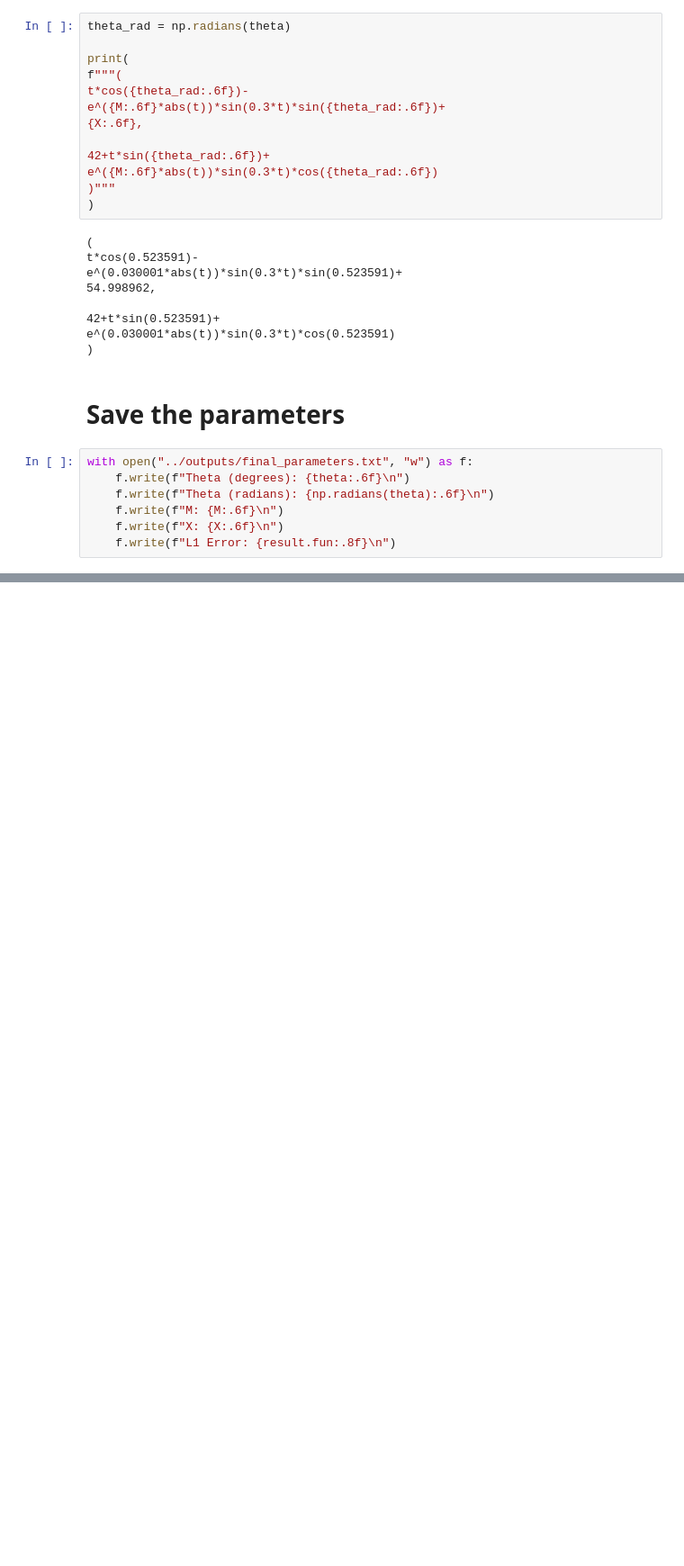
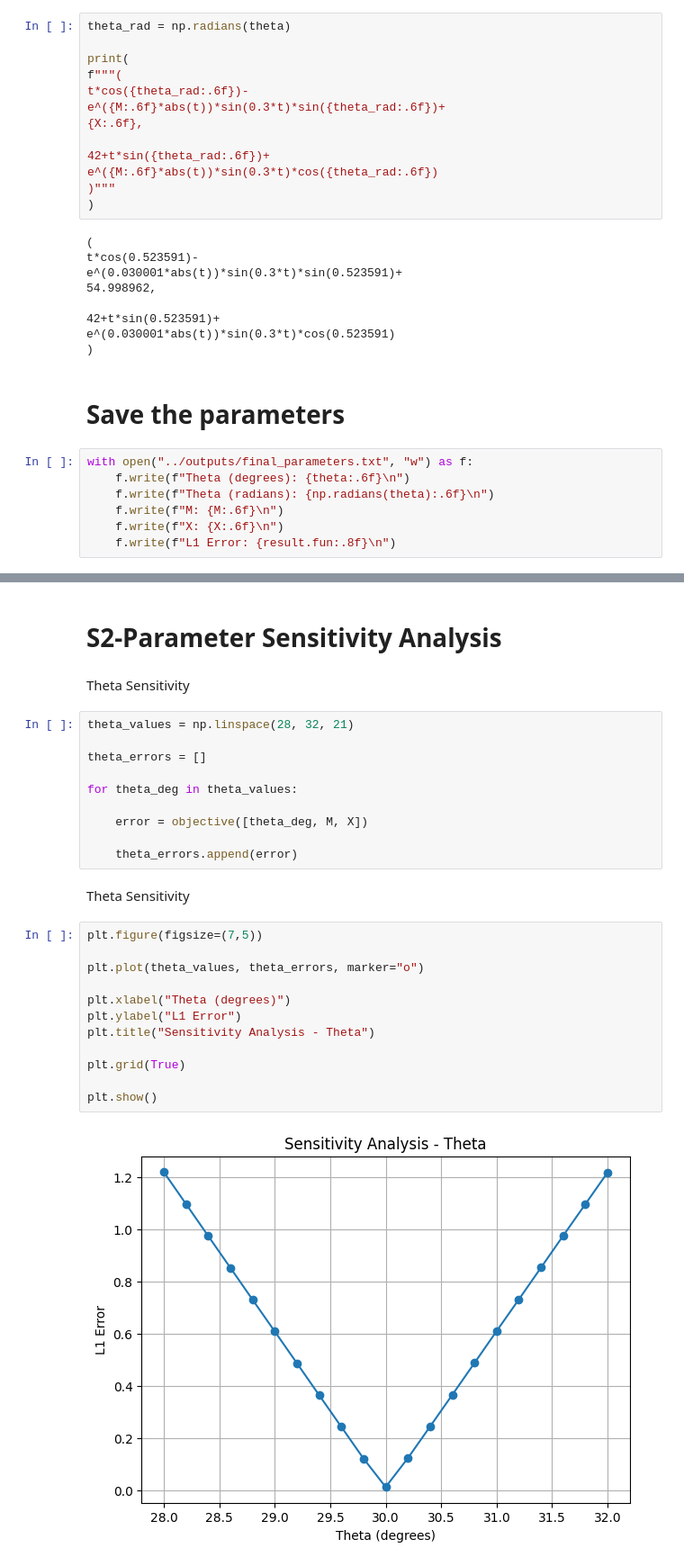
Before and after one commit to VikasiniS37/FLAMAPP_ASSIGNMENT, a Jupyter notebook: src/main.ipynb, the cells around one changed output, grey strips where cells are left out. Shown at 90% size. Saved outputs shown, nothing was run; the diff lists cells and outputs as text; blank space fills up the shorter version.

```diff
--- a/src/main.ipynb
+++ b/src/main.ipynb
@@ -442,0 +524,30 @@ plt.savefig("../outputs/final_curve_fit.png", dpi=300, bbox_inches="tight")
+# %% [markdown]
+# S2-Parameter Sensitivity Analysis
+# %% [markdown]
+Theta Sensitivity
+# %%
+theta_values = np.linspace(28, 32, 21)
+
+theta_errors = []
+
+for theta_deg in theta_values:
+
+    error = objective([theta_deg, M, X])
+
+    theta_errors.append(error)
+# %% [markdown]
+Theta Sensitivity
+# %%
+plt.figure(figsize=(7,5))
+
+plt.plot(theta_values, theta_errors, marker="o")
+
+plt.xlabel("Theta (degrees)")
+plt.ylabel("L1 Error")
+plt.title("Sensitivity Analysis - Theta")
+
+plt.grid(True)
+
+plt.show()
+# %% [output]
+[figure, added]
```
Also changed, not shown: parts of 33 cells of this notebook, 2 other files.
